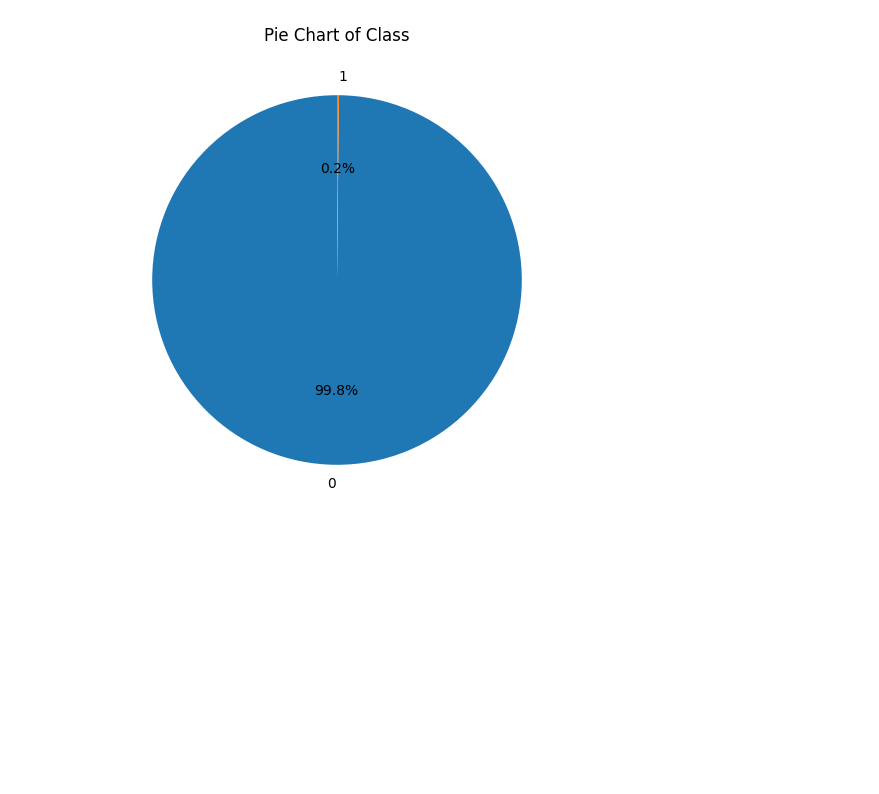
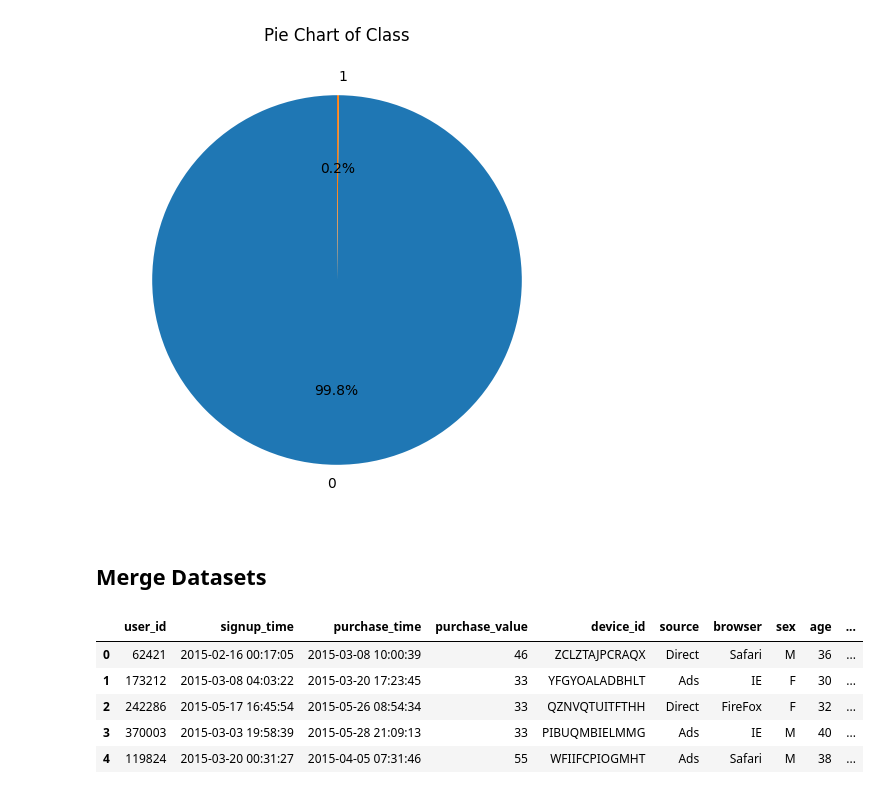
Before and after one commit to Martha3001/improved-fraud-detection-week8, a Jupyter notebook: notebooks/data_analysis_and_processing.ipynb, the cells around one changed output. Drawn from its saved outputs; the diff is of its cells as text; code cells hidden in the pictures; blank space fills up the shorter version.

```diff
--- a/notebooks/data_analysis.ipynb
+++ b/notebooks/data_analysis_and_processing.ipynb
@@ -209,3 +220,43 @@ for column in numeric_columns:
 da.plot_pie_chart(credit_data, 'Class')
 # %% [output]
 [figure]
+# %% [markdown]
+## Merge Datasets
+# %%
+# Convert ip_address to integer
+fraud_data['ip_address'] = fraud_data['ip_address'].astype(int)
+ip_data['lower_bound_ip_address'] = ip_data['lower_bound_ip_address'].astype(int)
+# %%
+# Sort ip_data by lower_bound
+ip_data_sorted = ip_data.sort_values('lower_bound_ip_address')
+
+# merge_asof to find nearest lower_bound less than or equal to IP
+fraud_data_sorted = fraud_data.sort_values('ip_address')
+merged_df = pd.merge_asof(
+    fraud_data_sorted,
+    ip_data_sorted,
+    left_on='ip_address',
+    right_on='lower_bound_ip_address',
+    direction='backward'
+)
+
+# Filter IPs that fall within the actual range
+merged_df['in_range']  = merged_df['ip_address'] <= merged_df['upper_bound_ip_address']
+
+# Set the country to 'Unknown' if not in range
+merged_df['country'] = merged_df.apply(
+    lambda row: row['country'] if row['in_range'] else 'Unknown',
+    axis=1
+)
+
+# Drop the temporary ip_address_int column and the IP range columns from ip_df
+merged_df = merged_df.drop(columns=['in_range', 'lower_bound_ip_address', 'upper_bound_ip_address'])
+
+merged_df.head()
+# %% [output]
+|  | user_id | signup_time | purchase_time | purchase_value | device_id | source | browser | sex | age | ... |
+| 0 | 62421 | 2015-02-16 00:17:05 | 2015-03-08 10:00:39 | 46 | ZCLZTAJPCRAQX | Direct | Safari | M | 36 | ... |
+| 1 | 173212 | 2015-03-08 04:03:22 | 2015-03-20 17:23:45 | 33 | YFGYOALADBHLT | Ads | IE | F | 30 | ... |
+| 2 | 242286 | 2015-05-17 16:45:54 | 2015-05-26 08:54:34 | 33 | QZNVQTUITFTHH | Direct | FireFox | F | 32 | ... |
+| 3 | 370003 | 2015-03-03 19:58:39 | 2015-05-28 21:09:13 | 33 | PIBUQMBIELMMG | Ads | IE | M | 40 | ... |
+| 4 | 119824 | 2015-03-20 00:31:27 | 2015-04-05 07:31:46 | 55 | WFIIFCPIOGMHT | Ads | Safari | M | 38 | ... |
```
Also changed, not shown: parts of 22 cells of this notebook, 1 other file.
